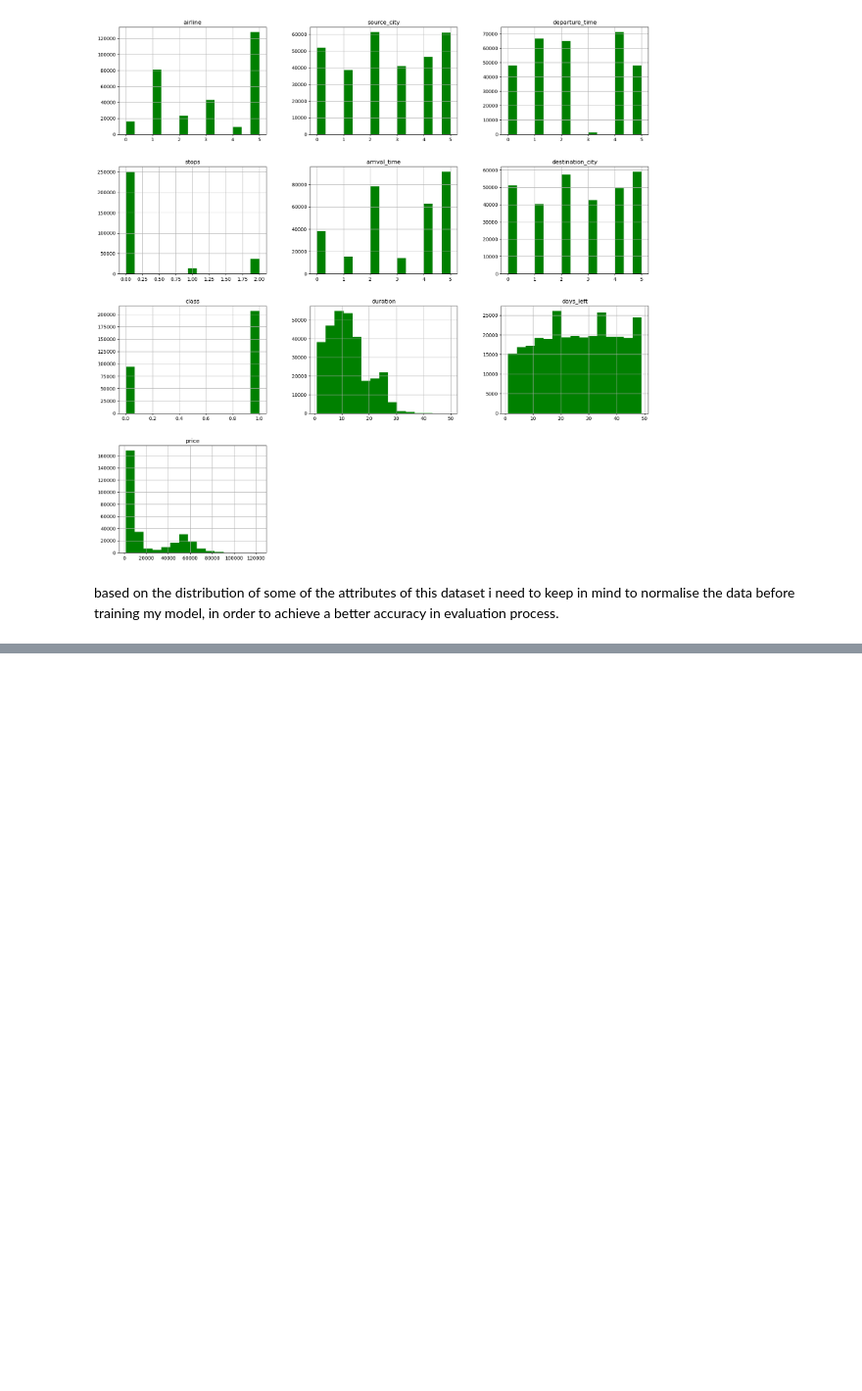
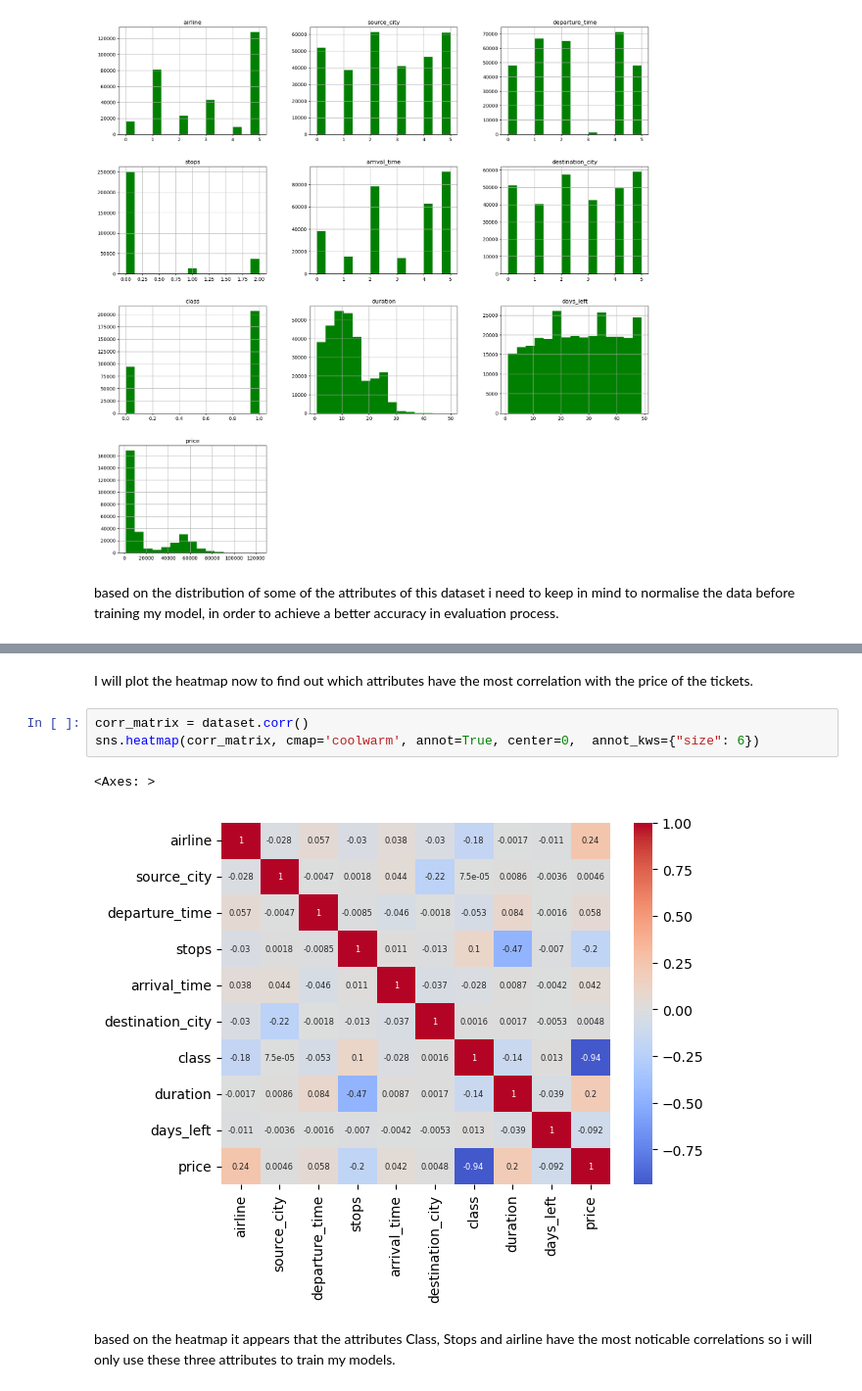
Before and after one commit to Amir-Shahriari/Flight-Fare-Regression, a Jupyter notebook: Flight fares.ipynb, the cells around one changed output, grey strips where cells are left out. Shown: that part at 98% size. Drawn from its saved outputs; the diff is of its cells as text; blank space fills up the shorter version.

```diff
--- a/Flight fares.ipynb
+++ b/Flight fares.ipynb
@@ -98,0 +128,10 @@ based on the distribution of some of the attributes of this dataset i need to ke
+# %% [markdown]
+I will plot the heatmap now to find out which attributes have the most correlation with the price of the tickets.
+# %%
+corr_matrix = dataset.corr()
+sns.heatmap(corr_matrix, cmap='coolwarm', annot=True, center=0,  annot_kws={"size": 6})
+# %% [output]
+<Axes: >
+[figure, added]
+# %% [markdown]
+based on the heatmap it appears that the attributes Class, Stops and airline have the most noticable correlations so i will only use these three attributes to train my models.
```
Also changed, not shown: parts of 5 cells of this notebook.
